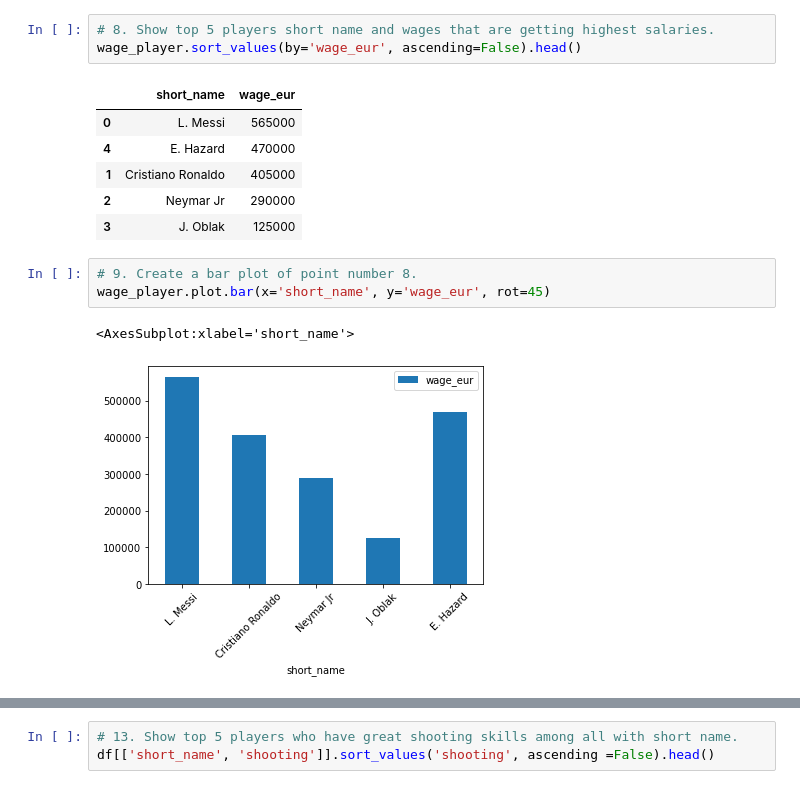
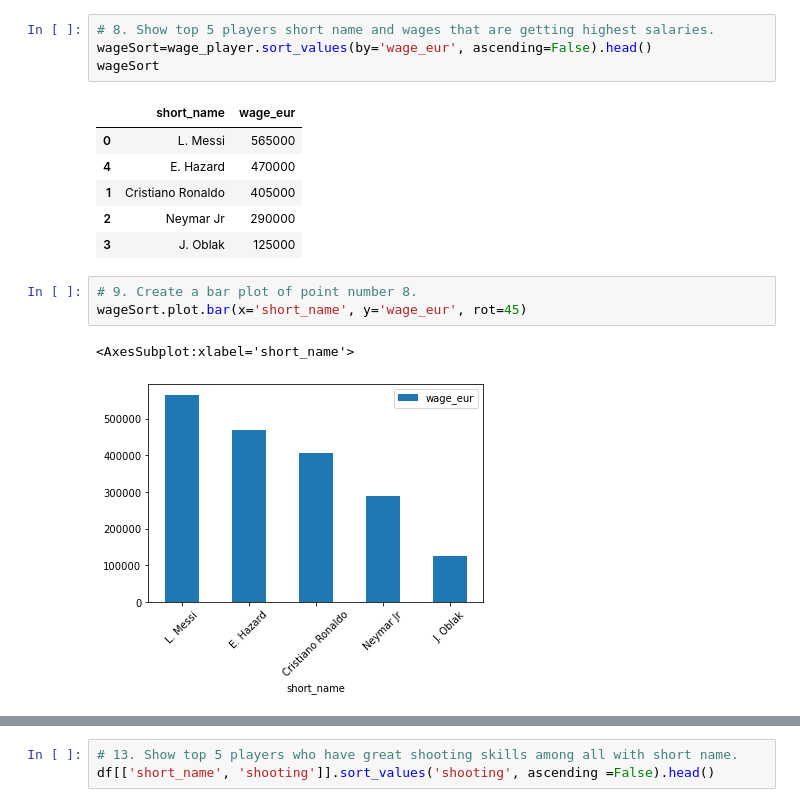
Before and after one commit to Jrowez/JUMPlus-dataProject1, a Jupyter notebook: dataProject1.ipynb, the cells around one changed output, grey strips where cells are left out. Drawn from its saved outputs; the diff is of its cells as text.

```diff
--- a/dataProject1.ipynb
+++ b/dataProject1.ipynb
@@ -124,7 +127,8 @@ wage_player
 | 4 | E. Hazard | 470000 |
 # %%
 # 8. Show top 5 players short name and wages that are getting highest salaries.
-wage_player.sort_values(by='wage_eur', ascending=False).head()
+wageSort=wage_player.sort_values(by='wage_eur', ascending=False).head()
+wageSort
 # %% [output]
 |  | short_name | wage_eur |
 | 0 | L. Messi | 565000 |
@@ -134,9 +138,9 @@ wage_player.sort_values(by='wage_eur', ascending=False).head()
 | 3 | J. Oblak | 125000 |
 # %%
 # 9. Create a bar plot of point number 8.
-wage_player.plot.bar(x='short_name', y='wage_eur', rot=45)
+wageSort.plot.bar(x='short_name', y='wage_eur', rot=45)
 # %% [output]
 <AxesSubplot:xlabel='short_name'>
-[figure, old version]
+[figure, new version]
 # %%
 # 10. Show top 10 records of Germany.
```
Also changed, not shown: parts of 14 cells of this notebook.
